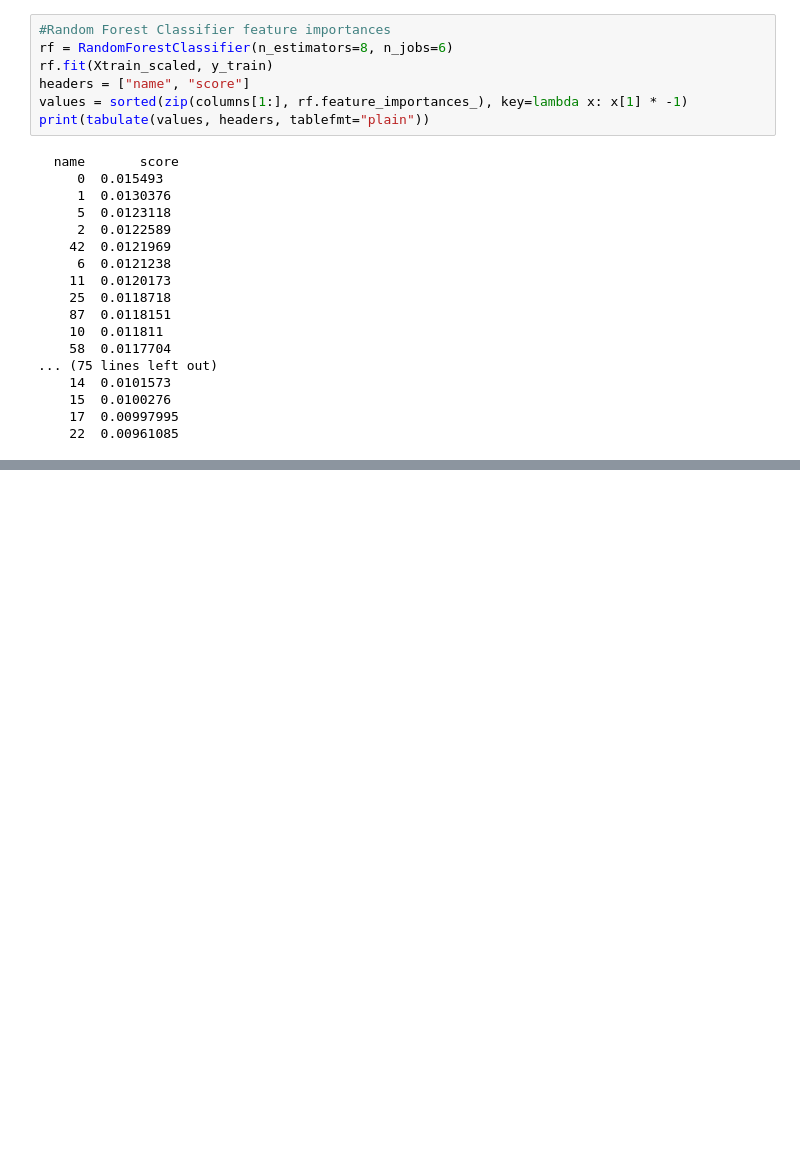
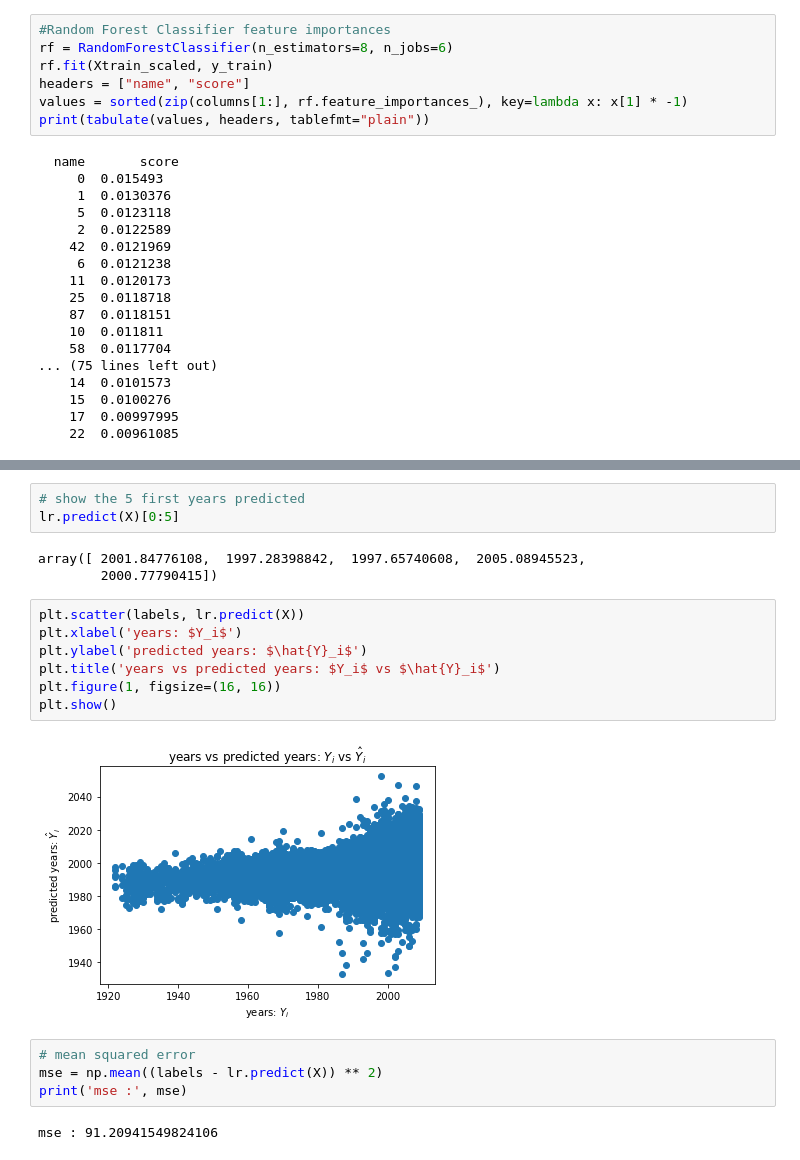
Before and after one commit to ne-il/songClassifier, a Jupyter notebook: amine_work/Song_Prediction.ipynb, the cells around one changed output, grey strips where cells are left out. Saved outputs shown, nothing was run; the diff lists cells and outputs as text; blank space fills up the shorter version.

```diff
--- a/amine_work/Song_Prediction.ipynb
+++ b/amine_work/Song_Prediction.ipynb
@@ -86,0 +187,21 @@ X = pca.transform(X_train)
+# %%
+# show the 5 first years predicted
+lr.predict(X)[0:5]
+# %% [output]
+array([ 2001.84776108,  1997.28398842,  1997.65740608,  2005.08945523,
+        2000.77790415])
+# %%
+plt.scatter(labels, lr.predict(X))
+plt.xlabel('years: $Y_i$')
+plt.ylabel('predicted years: $\hat{Y}_i$')
+plt.title('years vs predicted years: $Y_i$ vs $\hat{Y}_i$')
+plt.figure(1, figsize=(16, 16))
+plt.show()
+# %% [output]
+[figure, added]
+# %%
+# mean squared error
+mse = np.mean((labels - lr.predict(X)) ** 2)
+print('mse :', mse)
+# %% [output]
+mse : 91.20941549824106
```
Also changed, not shown: parts of 18 cells of this notebook.
